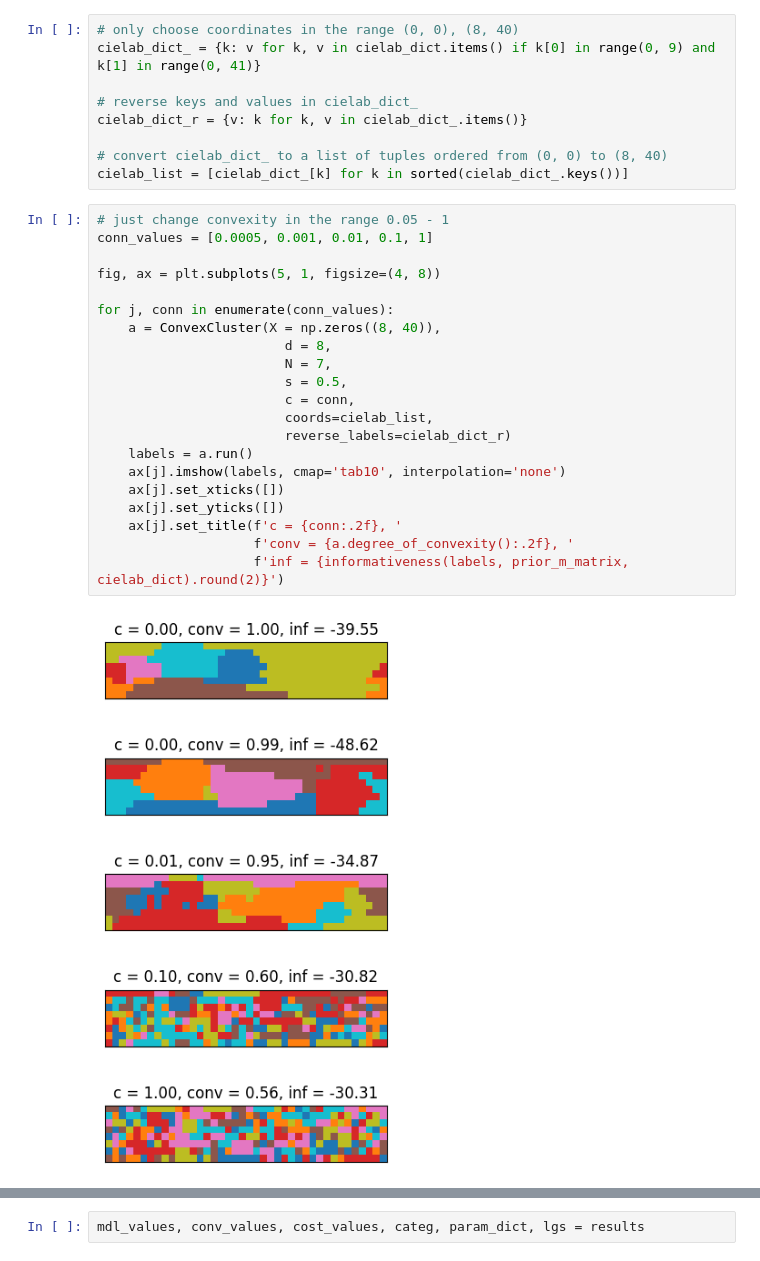
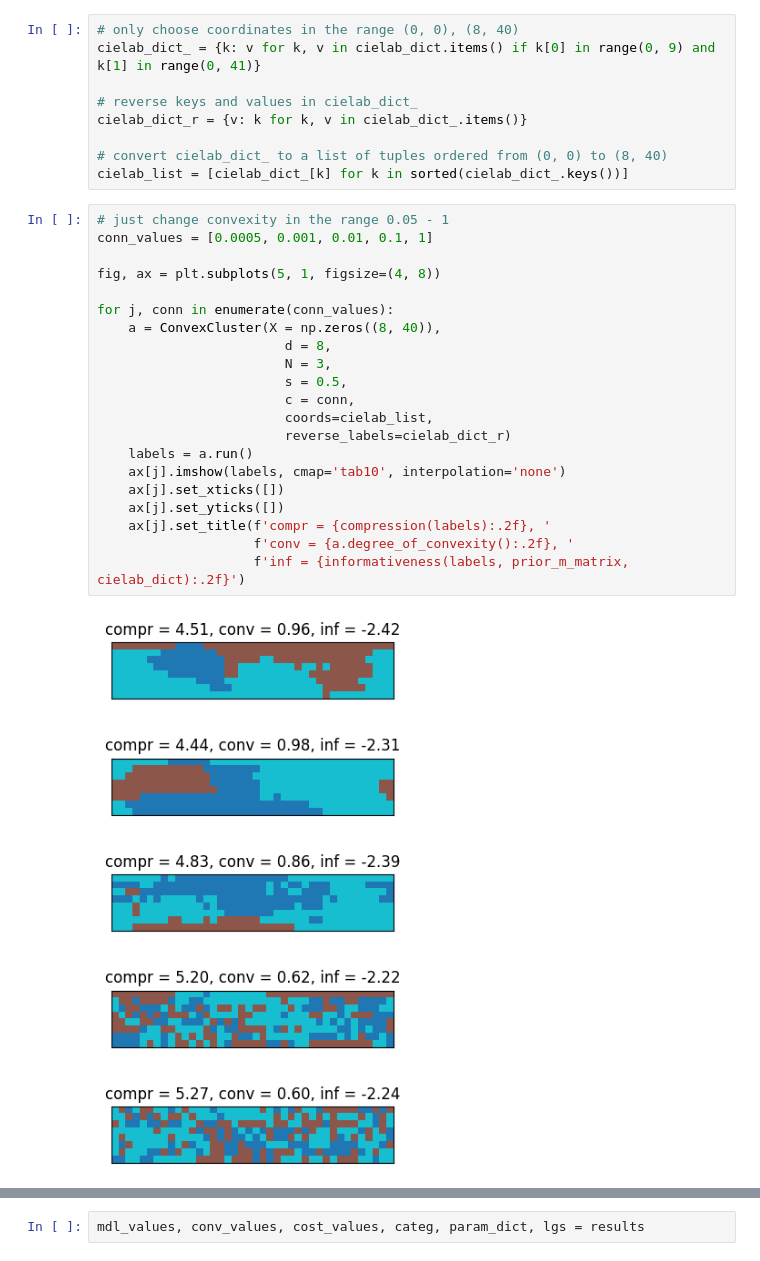
Before and after one commit to alexeykosh/2024-convexity-efficient-communication, a Jupyter notebook: color_split_v2.ipynb, the cells around one changed output, grey strips where cells are left out. Saved outputs shown, nothing was run; the diff lists cells and outputs as text.

```diff
--- a/color_split_v2.ipynb
+++ b/color_split_v2.ipynb
@@ -50,25 +50,25 @@ cielab_list = [cielab_dict_[k] for k in sorted(cielab_dict_.keys())]
 # %%
 # just change convexity in the range 0.05 - 1
 conn_values = [0.0005, 0.001, 0.01, 0.1, 1]
 
 fig, ax = plt.subplots(5, 1, figsize=(4, 8))
 
 for j, conn in enumerate(conn_values):
     a = ConvexCluster(X = np.zeros((8, 40)),
                         d = 8,
-                        N = 7,
+                        N = 3,
                         s = 0.5,
                         c = conn,
                         coords=cielab_list,
                         reverse_labels=cielab_dict_r)
     labels = a.run()
     ax[j].imshow(labels, cmap='tab10', interpolation='none')
     ax[j].set_xticks([])
     ax[j].set_yticks([])
-    ax[j].set_title(f'c = {conn:.2f}, '
+    ax[j].set_title(f'compr = {compression(labels):.2f}, '
                     f'conv = {a.degree_of_convexity():.2f}, '
-                    f'inf = {informativeness(labels, prior_m_matrix, cielab_dict).round(2)}')
+                    f'inf = {informativeness(labels, prior_m_matrix, cielab_dict):.2f}')
 # %% [output]
-[figure, old version]
+[figure, new version]
 # %%
 def generate_grid(n, n_low, n_high, d = 2, X = 10, Y = 10):
```
Also changed, not shown: parts of 17 cells of this notebook, 2 other files.
